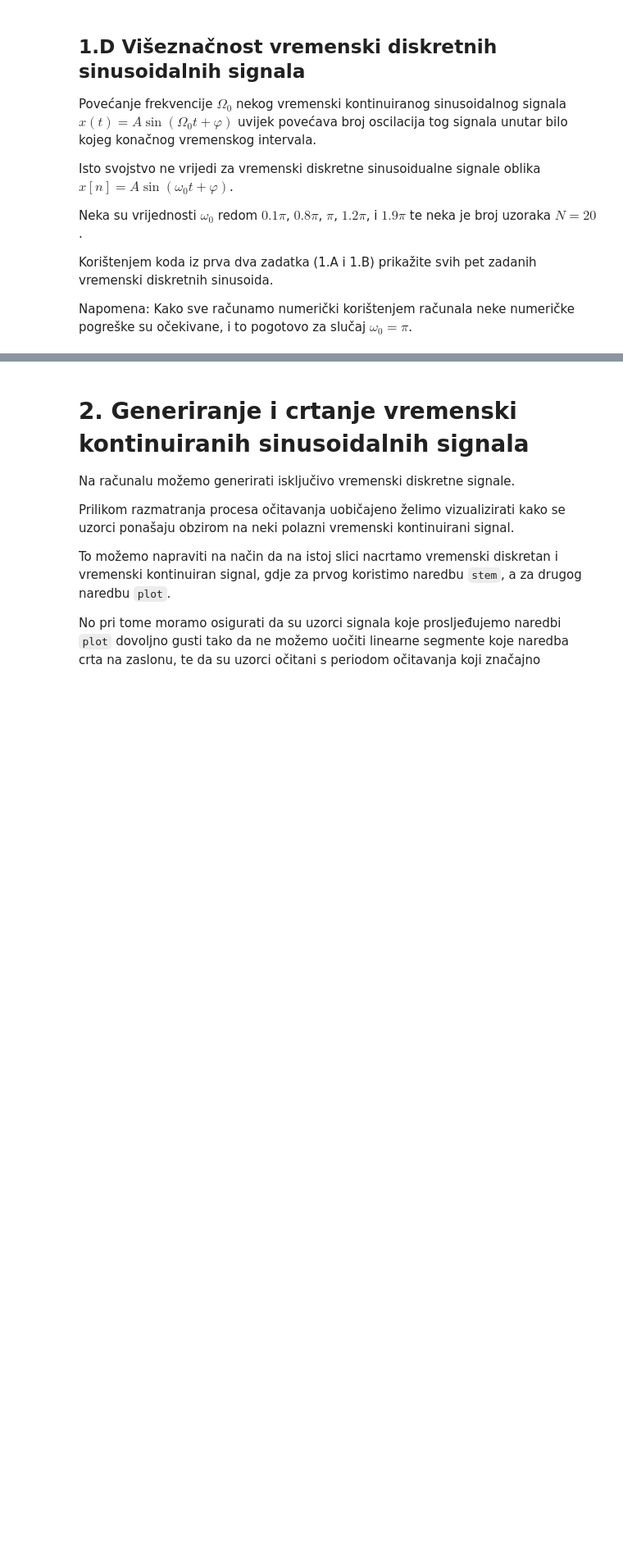
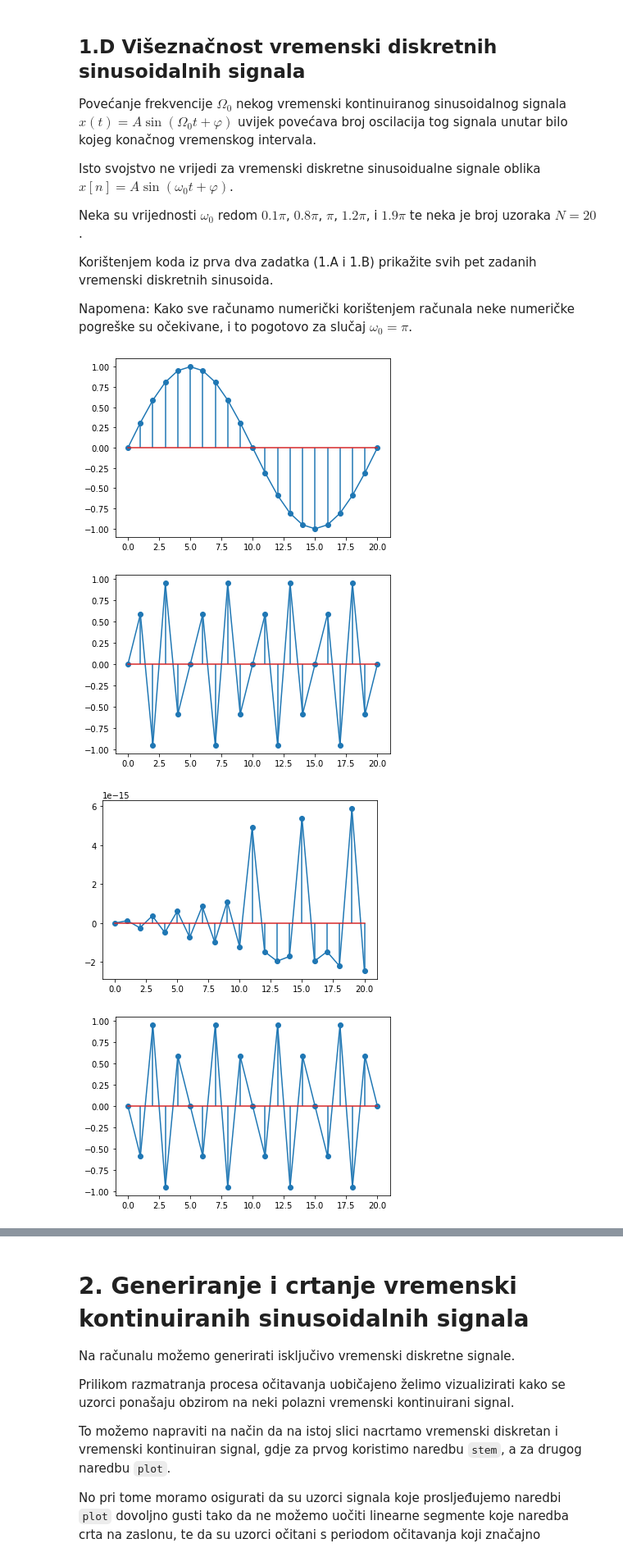
Before and after one commit to sskender/signal-processing, a Jupyter notebook: OOS_2021-2022_Vjezba_1_Ocitavanje_i_spektralna_analiza.ipynb, the cells around one changed output, grey strips where cells are left out. Shown: that part at 82% size. Saved outputs shown, nothing was run; the diff lists cells and outputs as text; code cells hidden in the pictures; blank space fills up the shorter version.

```diff
--- a/OOS_2021-2022_Vjezba_1_Ocitavanje_i_spektralna_analiza.ipynb
+++ b/OOS_2021-2022_Vjezba_1_Ocitavanje_i_spektralna_analiza.ipynb
@@ -146,11 +152,15 @@ Korištenjem koda iz prva dva zadatka (1.A i 1.B) prikažite svih pet zadanih vr
 
 Napomena: Kako sve računamo numerički korištenjem računala neke numeričke pogreške su očekivane, i to pogotovo za slučaj $\omega_0=\pi$.
 # %%
-# Upišite vaše rješenje
+N = 20+1
 
-# Jedno moguće rješenje
-oos_nacrtaj( oos_sin(0.1*pi) )
-oos_nacrtaj( oos_sin(0.8*pi) )
-oos_nacrtaj( oos_sin(1.0*pi) )
-oos_nacrtaj( oos_sin(1.2*pi) )
-oos_nacrtaj( oos_sin(1.9*pi) )
+oos_nacrtaj( oos_sin(0.1*pi, N) )
+oos_nacrtaj( oos_sin(0.8*pi, N) )
+oos_nacrtaj( oos_sin(1.0*pi, N) )
+oos_nacrtaj( oos_sin(1.2*pi, N) )
+oos_nacrtaj( oos_sin(1.9*pi, N) )
+# %% [output]
+[figure, added]
+[figure, added]
+[figure, added]
+[figure, added]
```
Also changed, not shown: parts of 18 cells of this notebook.
